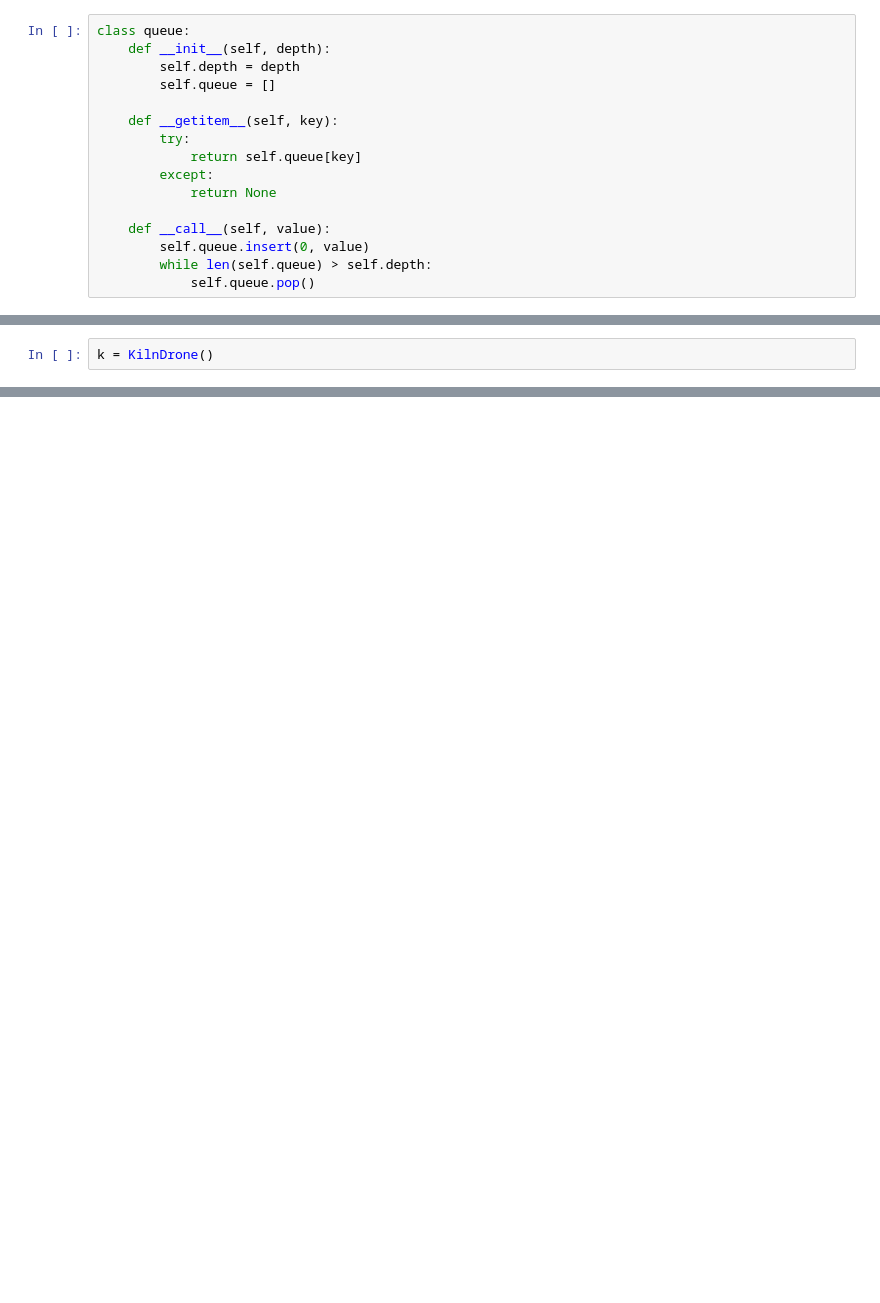
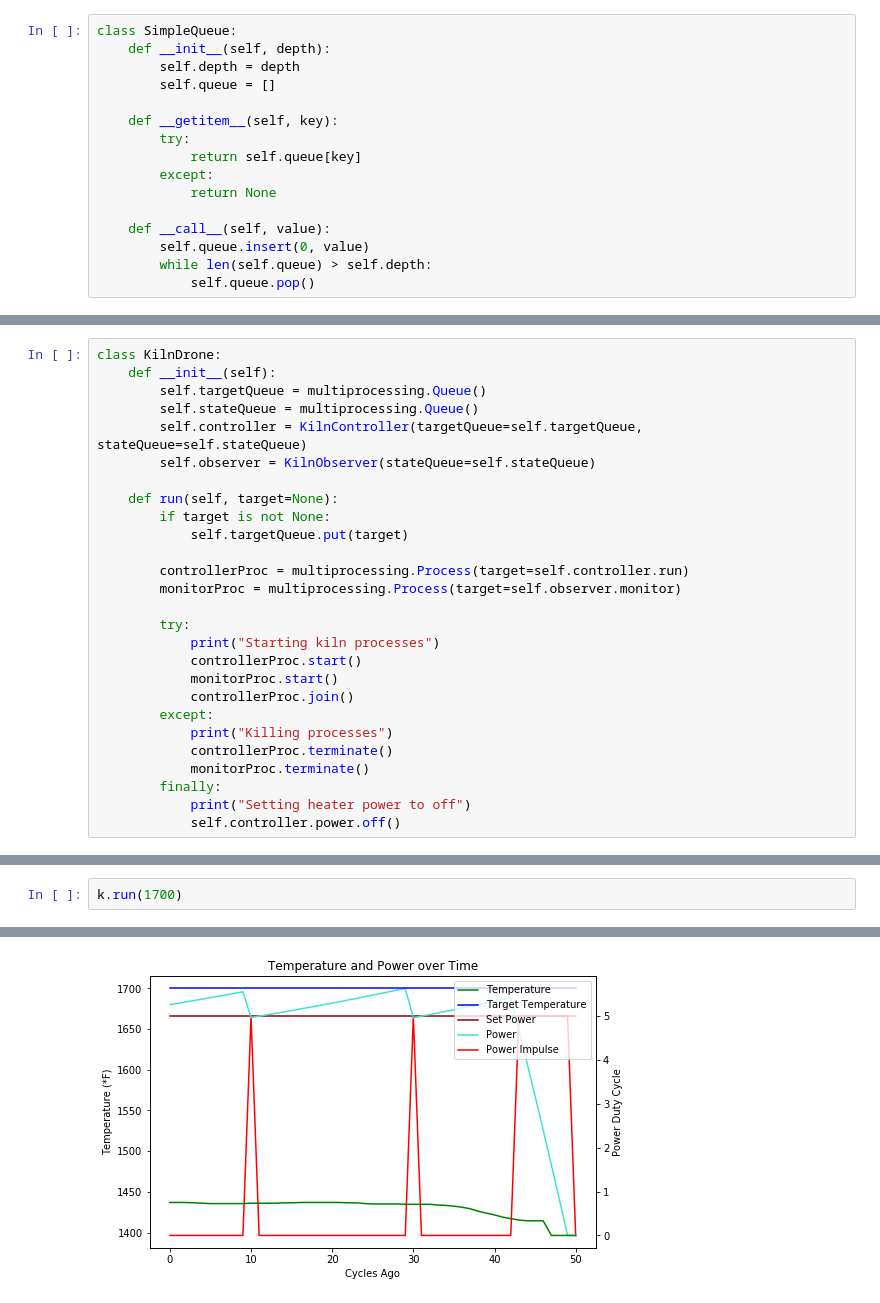
Before and after one commit to MakUrSpace/kilndrone, a Jupyter notebook: kilndrone.ipynb, the cells around one changed output, grey strips where cells are left out. Saved outputs shown, nothing was run; the diff lists cells and outputs as text; blank space fills up the shorter version.

Commit message:
Add images and updating kilndrone code from unit

```diff
--- a/kilndrone.ipynb
+++ b/kilndrone.ipynb
@@ -24,7 +30,7 @@ except ImportError:
         def off(self):
             self.value = False
 # %%
-class queue:
+class SimpleQueue:
     def __init__(self, depth):
         self.depth = depth
         self.queue = []
@@ -238,2 +324,27 @@ class KilnDrone:
 # %%
-k = KilnDrone()
+class KilnDrone:
+    def __init__(self):
+        self.targetQueue = multiprocessing.Queue()
+        self.stateQueue = multiprocessing.Queue()
+        self.controller = KilnController(targetQueue=self.targetQueue, stateQueue=self.stateQueue)
+        self.observer = KilnObserver(stateQueue=self.stateQueue)
+
+    def run(self, target=None):
+        if target is not None:
+            self.targetQueue.put(target)
+
+        controllerProc = multiprocessing.Process(target=self.controller.run)
+        monitorProc = multiprocessing.Process(target=self.observer.monitor)
+
+        try:
+            print("Starting kiln processes")
+            controllerProc.start()
+            monitorProc.start()
+            controllerProc.join()
+        except:
+            print("Killing processes")
+            controllerProc.terminate()
+            monitorProc.terminate()
+        finally:
+            print("Setting heater power to off")
+            self.controller.power.off()
@@ -284,0 +353,3 @@ k.render(cyclesAgo=60000)
+# %%
+k.run(1700)
+# %% [output]
@@ -284,0 +373 @@ k.render(cyclesAgo=60000)
+[figure, added]
```
Also changed, not shown: parts of 11 cells of this notebook, 4 other files.
